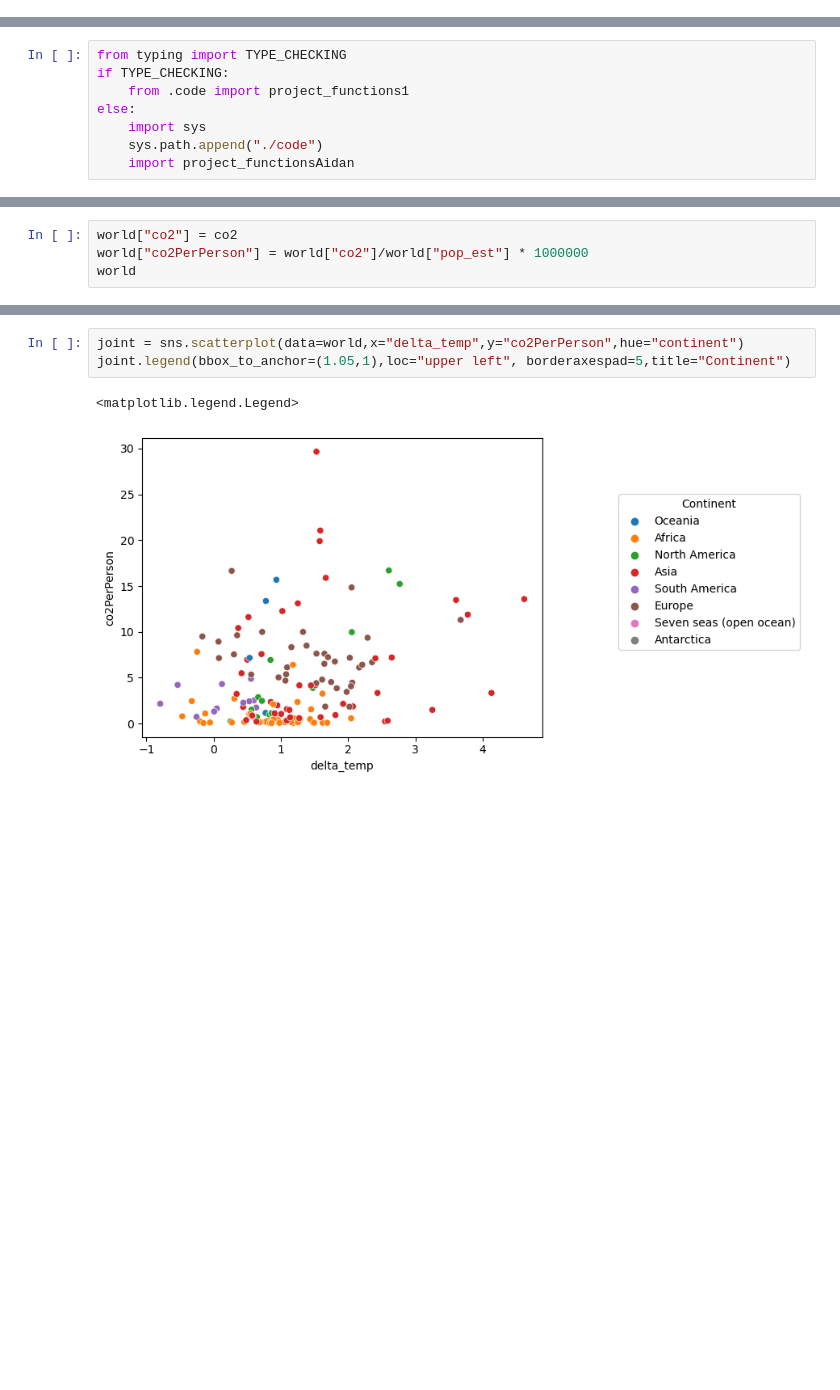
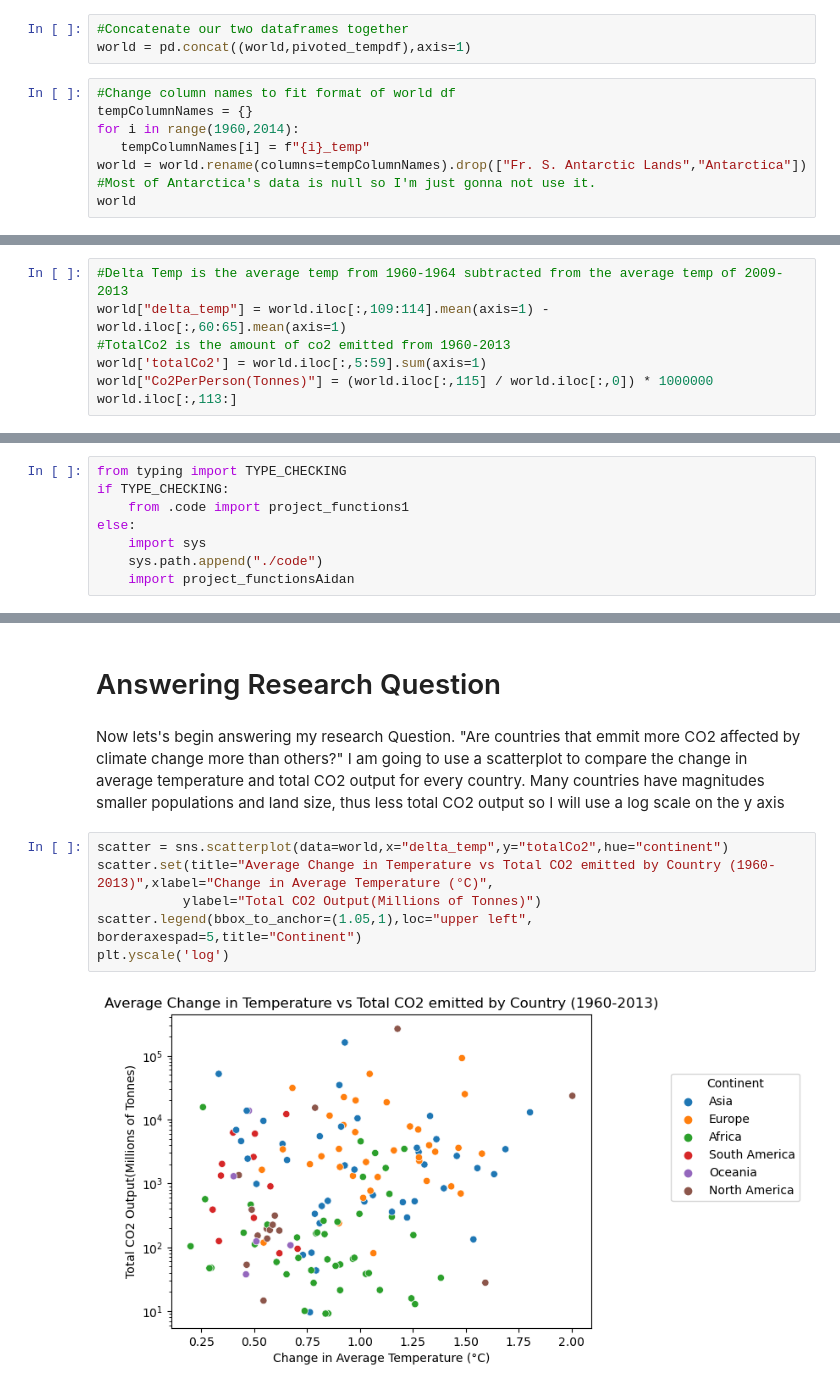
Before and after one commit to ubco-W2022T2-data301/project-group-group42, a Jupyter notebook: analysis/analysisAidan.ipynb, the cells around one changed output, grey strips where cells are left out. Drawn from its saved outputs; the diff is of its cells as text; blank space fills up the shorter version.

Commit message:
Completed Visualizations and research question

```diff
--- a/analysis/analysisAidan.ipynb
+++ b/analysis/analysisAidan.ipynb
@@ -339,0 +212,10 @@ co2
+# %%
+#Concatenate our two dataframes together
+world = pd.concat((world,pivoted_tempdf),axis=1)
+# %%
+#Change column names to fit format of world df
+tempColumnNames = {}
+for i in range(1960,2014):
+   tempColumnNames[i] = f"{i}_temp"
+world = world.rename(columns=tempColumnNames).drop(["Fr. S. Antarctic Lands","Antarctica"]) #Most of Antarctica's data is null so I'm just gonna not use it.
+world
@@ -339,0 +238,7 @@ co2
+# %%
+#Delta Temp is the average temp from 1960-1964 subtracted from the average temp of 2009-2013
+world["delta_temp"] = world.iloc[:,109:114].mean(axis=1) - world.iloc[:,60:65].mean(axis=1)
+#TotalCo2 is the amount of co2 emitted from 1960-2013
+world['totalCo2'] = world.iloc[:,5:59].sum(axis=1)
+world["Co2PerPerson(Tonnes)"] = (world.iloc[:,115] / world.iloc[:,0]) * 1000000
+world.iloc[:,113:]
@@ -352,4 +271,0 @@ test1,test2 = project_functionsAidan.process_temp_dataset()
-# %%
-world["co2"] = co2
-world["co2PerPerson"] = world["co2"]/world["pop_est"] * 1000000
-world
@@ -383,6 +356,12 @@ co2Plot.set_axis_off()
+# %% [markdown]
+# Answering Research Question
+# %% [markdown]
+Now lets's begin answering my research Question. "Are countries that emmit more CO2 affected by climate change more than others?" I am going to use a scatterplot to compare the change in average temperature and total CO2 output for every country. Many countries have magnitudes smaller populations and land size, thus less total CO2 output so I will use a log scale on the y axis
 # %%
-joint = sns.scatterplot(data=world,x="delta_temp",y="co2PerPerson",hue="continent")
-joint.legend(bbox_to_anchor=(1.05,1),loc="upper left", borderaxespad=5,title="Continent")
+scatter = sns.scatterplot(data=world,x="delta_temp",y="totalCo2",hue="continent")
+scatter.set(title="Average Change in Temperature vs Total CO2 emitted by Country (1960-2013)",xlabel="Change in Average Temperature (°C)",
+           ylabel="Total CO2 Output(Millions of Tonnes)")
+scatter.legend(bbox_to_anchor=(1.05,1),loc="upper left", borderaxespad=5,title="Continent")
+plt.yscale('log')
 # %% [output]
-<matplotlib.legend.Legend>
-[figure, old version]
+[figure, new version]
```
Also changed, not shown: parts of 104 cells of this notebook, 3 other files.
